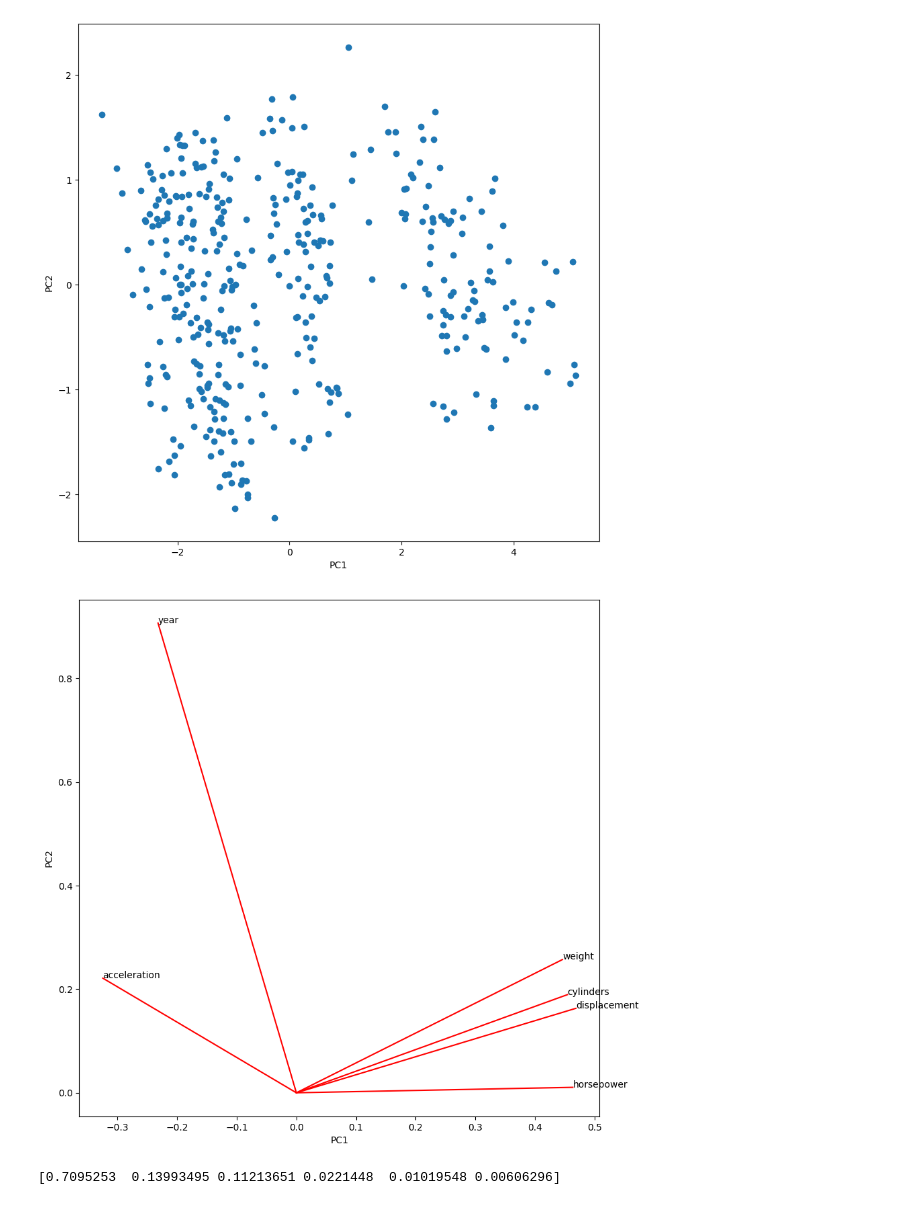
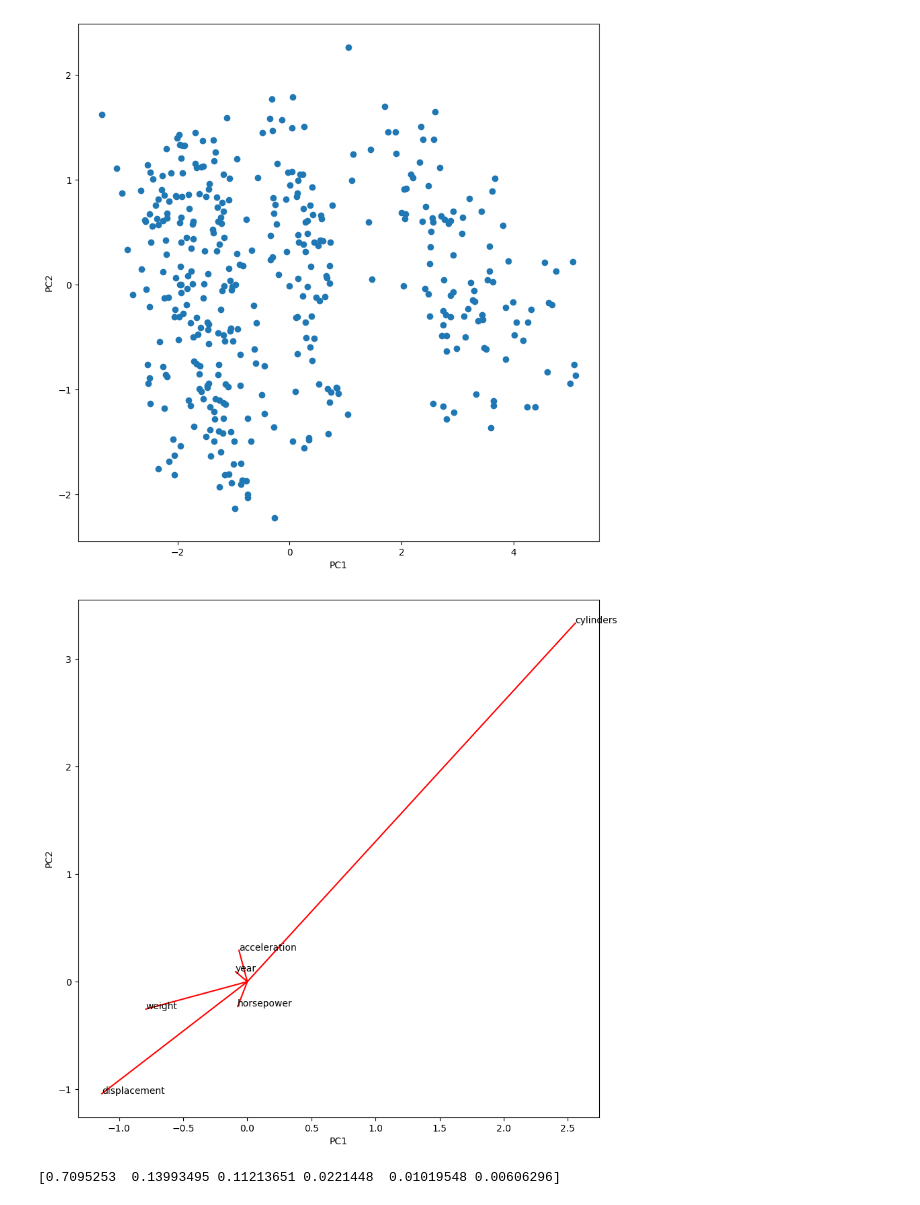
Before and after one commit to estenhl/presentations, a Jupyter notebook: 241031-psy9511-unsupervised/notebooks/PCA.ipynb, the cells around one changed output. Saved outputs shown, nothing was run; the diff lists cells and outputs as text; code cells hidden in the pictures.

```diff
--- a/241031-psy9511-unsupervised/notebooks/PCA.ipynb
+++ b/241031-psy9511-unsupervised/notebooks/PCA.ipynb
@@ -37,17 +37,19 @@ plt.show()
 # %% [output]
 [figure]
 # %%
+components = model.transform(df[predictors])
+
 fig = plt.figure(figsize=(10, 10))
 plt.xlabel('PC1')
 plt.ylabel('PC2')
 
 for j in range(components.shape[1]):
     plt.plot([0, components[0,j]], [0, components[1,j]], c='red')
     plt.annotate(predictors[j], (components[0, j], components[1, j]))
 
 plt.show()
 # %% [output]
-[figure, old version]
+[figure, new version]
 # %%
 import numpy as np
 
```
Also changed, not shown: 2 other files.
